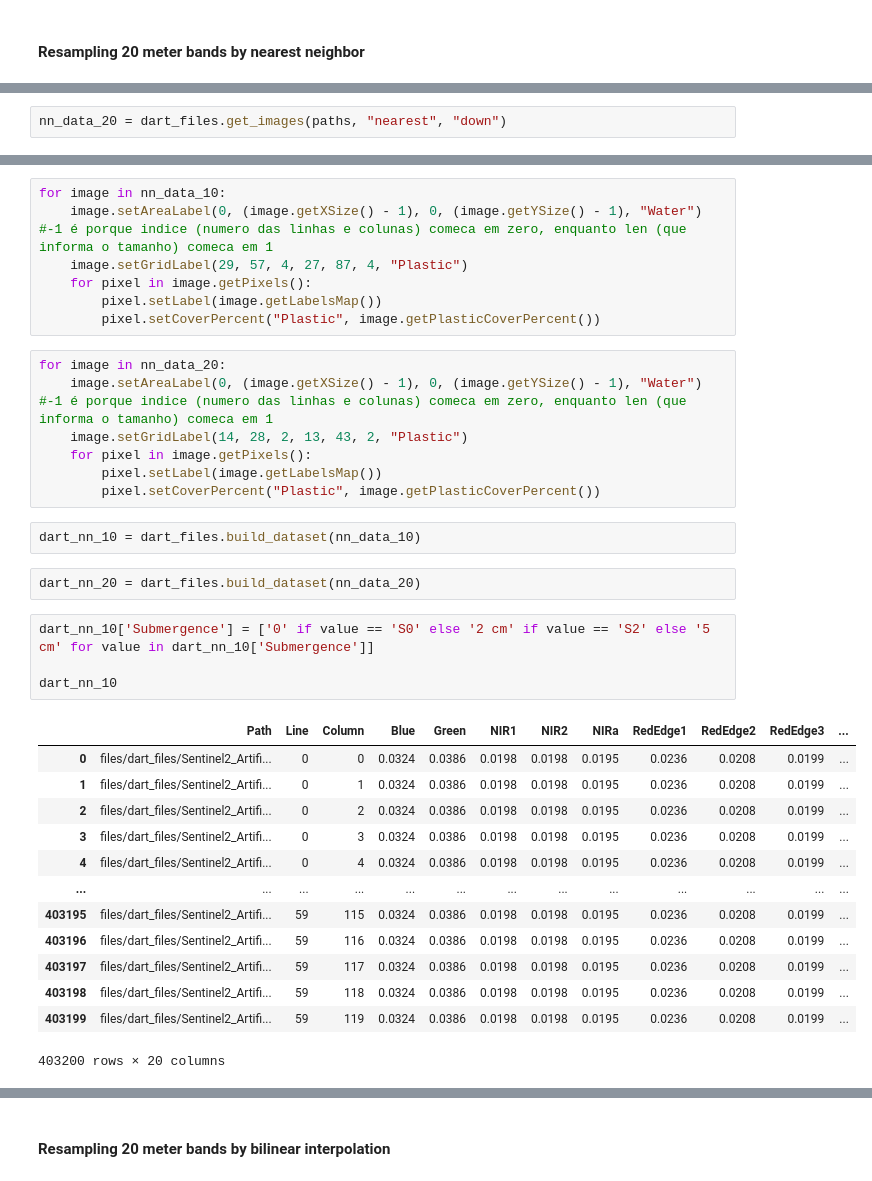
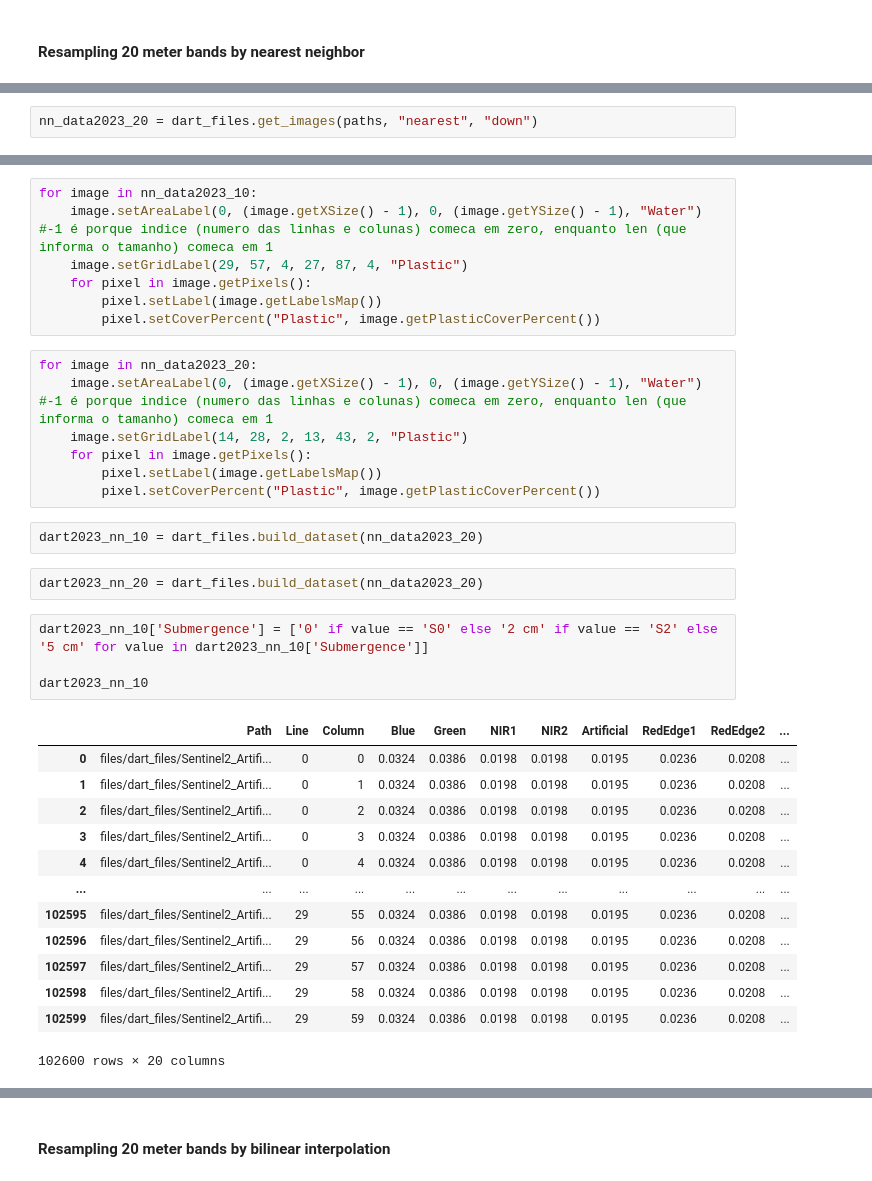
Before and after one commit to ufrgs-rescue/plastic_map, a Jupyter notebook: main.ipynb, the cells around one changed output, grey strips where cells are left out. Saved outputs shown, nothing was run; the diff lists cells and outputs as text.

Commit message:
[feat]: Format dataset function

```diff
--- a/main.ipynb
+++ b/main.ipynb
@@ -261,3 +251,3 @@ reload(dart_files)
 # %%
-nn_data_20 = dart_files.get_images(paths, "nearest", "down")
+nn_data2023_20 = dart_files.get_images(paths, "nearest", "down")
 # %% [output]
@@ -281,37 +271,37 @@ The  files/dart_files/Sentinel2_Artificial/LimpaEspuma/PP/S5/White/Submerged/80/
 # %%
-for image in nn_data_10:
+for image in nn_data2023_10:
     image.setAreaLabel(0, (image.getXSize() - 1), 0, (image.getYSize() - 1), "Water") #-1 é porque indice (numero das linhas e colunas) comeca em zero, enquanto len (que informa o tamanho) comeca em 1
     image.setGridLabel(29, 57, 4, 27, 87, 4, "Plastic")
     for pixel in image.getPixels():
         pixel.setLabel(image.getLabelsMap())
         pixel.setCoverPercent("Plastic", image.getPlasticCoverPercent())
 # %%
-for image in nn_data_20:
+for image in nn_data2023_20:
     image.setAreaLabel(0, (image.getXSize() - 1), 0, (image.getYSize() - 1), "Water") #-1 é porque indice (numero das linhas e colunas) comeca em zero, enquanto len (que informa o tamanho) comeca em 1
     image.setGridLabel(14, 28, 2, 13, 43, 2, "Plastic")
     for pixel in image.getPixels():
         pixel.setLabel(image.getLabelsMap())
         pixel.setCoverPercent("Plastic", image.getPlasticCoverPercent())
 # %%
-dart_nn_10 = dart_files.build_dataset(nn_data_10)
+dart2023_nn_10 = dart_files.build_dataset(nn_data2023_20)
 # %%
-dart_nn_20 = dart_files.build_dataset(nn_data_20)
+dart2023_nn_20 = dart_files.build_dataset(nn_data2023_20)
 # %%
-dart_nn_10['Submergence'] = ['0' if value == 'S0' else '2 cm' if value == 'S2' else '5 cm' for value in dart_nn_10['Submergence']]
+dart2023_nn_10['Submergence'] = ['0' if value == 'S0' else '2 cm' if value == 'S2' else '5 cm' for value in dart2023_nn_10['Submergence']]
 
-dart_nn_10
+dart2023_nn_10
 # %% [output]
-|  | Path | Line | Column | Blue | Green | NIR1 | NIR2 | NIRa | RedEdge1 | RedEdge2 | RedEdge3 | ... |
-| 0 | files/dart_files/Sentinel2_Artifi... | 0 | 0 | 0.0324 | 0.0386 | 0.0198 | 0.0198 | 0.0195 | 0.0236 | 0.0208 | 0.0199 | ... |
-| 1 | files/dart_files/Sentinel2_Artifi... | 0 | 1 | 0.0324 | 0.0386 | 0.0198 | 0.0198 | 0.0195 | 0.0236 | 0.0208 | 0.0199 | ... |
-| 2 | files/dart_files/Sentinel2_Artifi... | 0 | 2 | 0.0324 | 0.0386 | 0.0198 | 0.0198 | 0.0195 | 0.0236 | 0.0208 | 0.0199 | ... |
-| 3 | files/dart_files/Sentinel2_Artifi... | 0 | 3 | 0.0324 | 0.0386 | 0.0198 | 0.0198 | 0.0195 | 0.0236 | 0.0208 | 0.0199 | ... |
-| 4 | files/dart_files/Sentinel2_Artifi... | 0 | 4 | 0.0324 | 0.0386 | 0.0198 | 0.0198 | 0.0195 | 0.0236 | 0.0208 | 0.0199 | ... |
-| ... | ... | ... | ... | ... | ... | ... | ... | ... | ... | ... | ... | ... |
-| 403195 | files/dart_files/Sentinel2_Artifi... | 59 | 115 | 0.0324 | 0.0386 | 0.0198 | 0.0198 | 0.0195 | 0.0236 | 0.0208 | 0.0199 | ... |
-| 403196 | files/dart_files/Sentinel2_Artifi... | 59 | 116 | 0.0324 | 0.0386 | 0.0198 | 0.0198 | 0.0195 | 0.0236 | 0.0208 | 0.0199 | ... |
-| 403197 | files/dart_files/Sentinel2_Artifi... | 59 | 117 | 0.0324 | 0.0386 | 0.0198 | 0.0198 | 0.0195 | 0.0236 | 0.0208 | 0.0199 | ... |
-| 403198 | files/dart_files/Sentinel2_Artifi... | 59 | 118 | 0.0324 | 0.0386 | 0.0198 | 0.0198 | 0.0195 | 0.0236 | 0.0208 | 0.0199 | ... |
-| 403199 | files/dart_files/Sentinel2_Artifi... | 59 | 119 | 0.0324 | 0.0386 | 0.0198 | 0.0198 | 0.0195 | 0.0236 | 0.0208 | 0.0199 | ... |
+|  | Path | Line | Column | Blue | Green | NIR1 | NIR2 | Artificial | RedEdge1 | RedEdge2 | ... |
+| 0 | files/dart_files/Sentinel2_Artifi... | 0 | 0 | 0.0324 | 0.0386 | 0.0198 | 0.0198 | 0.0195 | 0.0236 | 0.0208 | ... |
+| 1 | files/dart_files/Sentinel2_Artifi... | 0 | 1 | 0.0324 | 0.0386 | 0.0198 | 0.0198 | 0.0195 | 0.0236 | 0.0208 | ... |
+| 2 | files/dart_files/Sentinel2_Artifi... | 0 | 2 | 0.0324 | 0.0386 | 0.0198 | 0.0198 | 0.0195 | 0.0236 | 0.0208 | ... |
+| 3 | files/dart_files/Sentinel2_Artifi... | 0 | 3 | 0.0324 | 0.0386 | 0.0198 | 0.0198 | 0.0195 | 0.0236 | 0.0208 | ... |
+| 4 | files/dart_files/Sentinel2_Artifi... | 0 | 4 | 0.0324 | 0.0386 | 0.0198 | 0.0198 | 0.0195 | 0.0236 | 0.0208 | ... |
+| ... | ... | ... | ... | ... | ... | ... | ... | ... | ... | ... | ... |
+| 102595 | files/dart_files/Sentinel2_Artifi... | 29 | 55 | 0.0324 | 0.0386 | 0.0198 | 0.0198 | 0.0195 | 0.0236 | 0.0208 | ... |
+| 102596 | files/dart_files/Sentinel2_Artifi... | 29 | 56 | 0.0324 | 0.0386 | 0.0198 | 0.0198 | 0.0195 | 0.0236 | 0.0208 | ... |
+| 102597 | files/dart_files/Sentinel2_Artifi... | 29 | 57 | 0.0324 | 0.0386 | 0.0198 | 0.0198 | 0.0195 | 0.0236 | 0.0208 | ... |
+| 102598 | files/dart_files/Sentinel2_Artifi... | 29 | 58 | 0.0324 | 0.0386 | 0.0198 | 0.0198 | 0.0195 | 0.0236 | 0.0208 | ... |
+| 102599 | files/dart_files/Sentinel2_Artifi... | 29 | 59 | 0.0324 | 0.0386 | 0.0198 | 0.0198 | 0.0195 | 0.0236 | 0.0208 | ... |
-403200 rows × 20 columns
+102600 rows × 20 columns
 # %%
```
Also changed, not shown: parts of 32 cells of this notebook, 1 other file.
